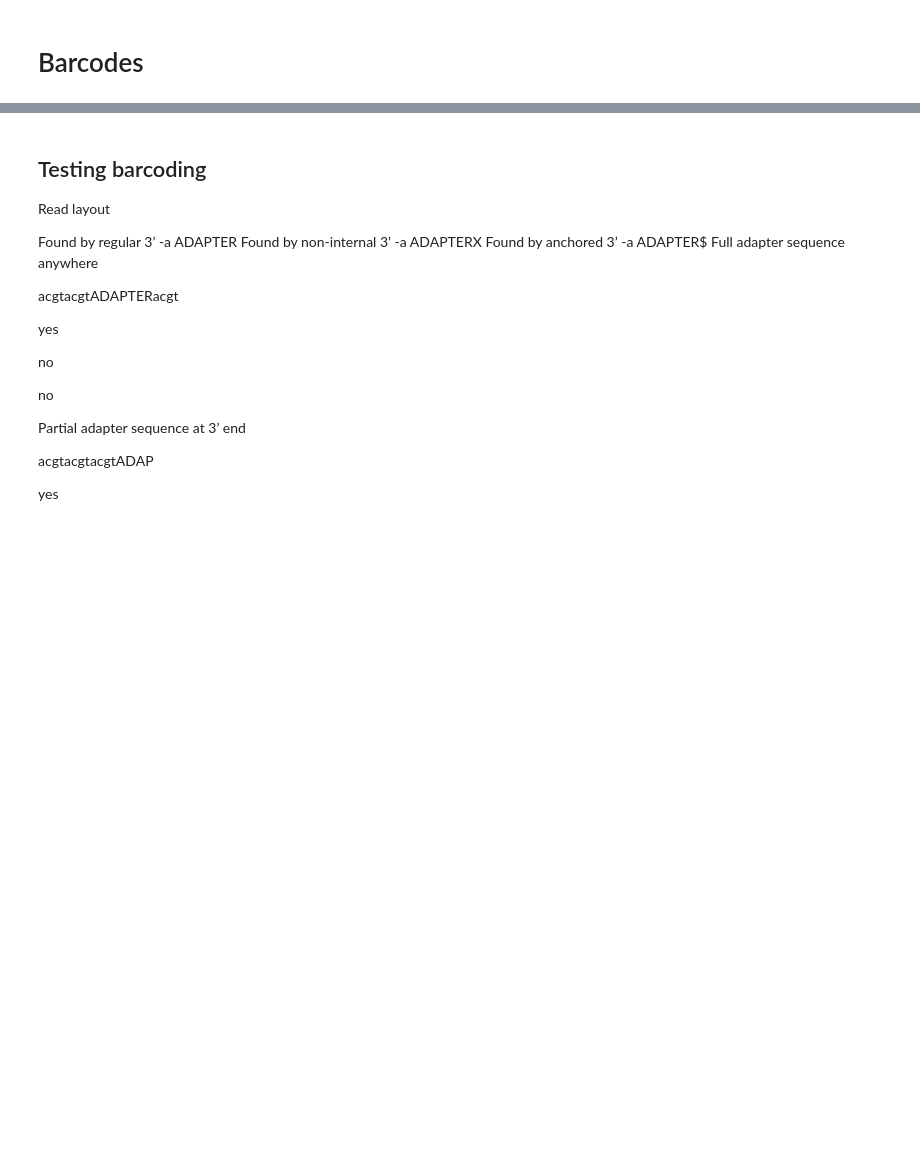
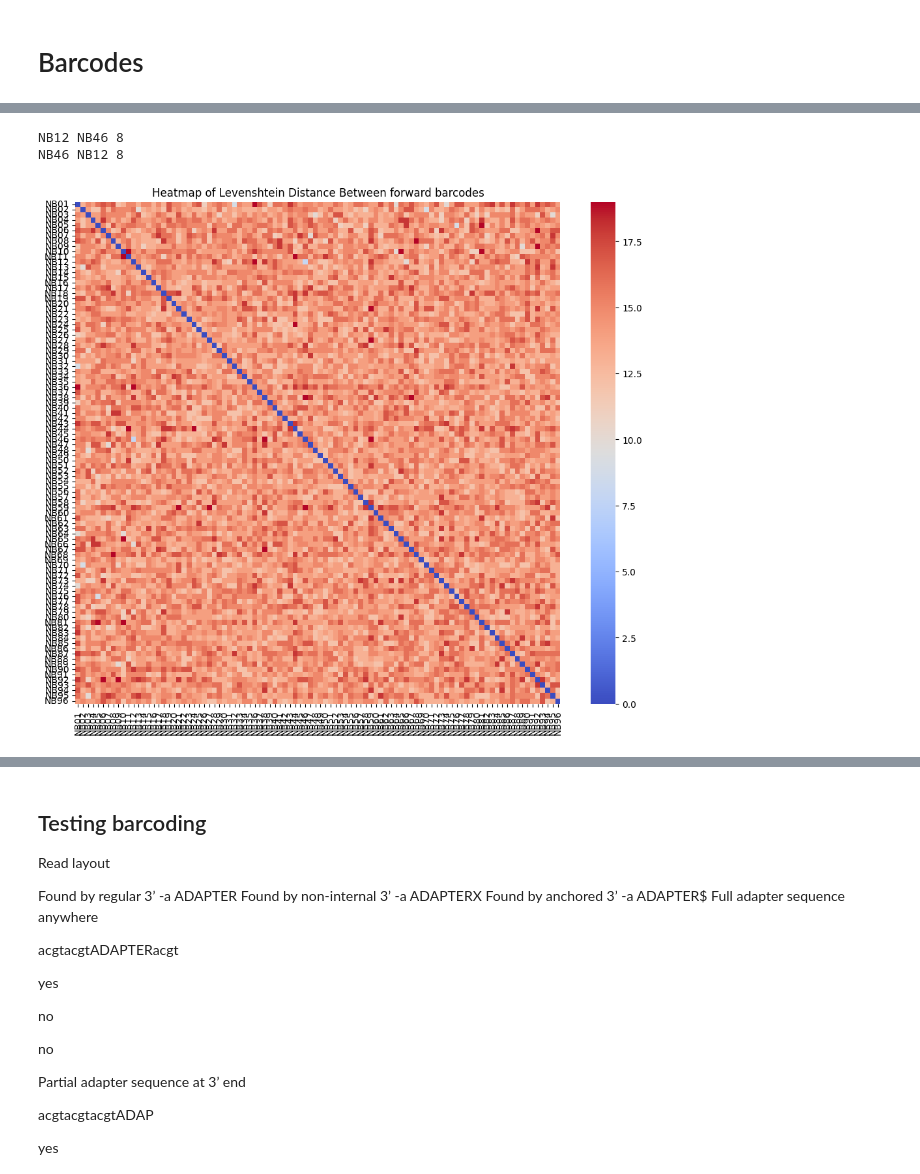
Before and after one commit to fhalab/LevSeq, a Jupyter notebook: manuscript/notebooks/Barcodes.ipynb, the cells around one changed output, grey strips where cells are left out. Cells and saved outputs as stored; diff of their text form; code cells hidden in the pictures; blank space fills up the shorter version.

Commit message:
Updated barcodes

```diff
--- a/manuscript/notebooks/Barcodes.ipynb
+++ b/manuscript/notebooks/Barcodes.ipynb
@@ -10,7 +14,7 @@ import matplotlib.pyplot as plt
 import Levenshtein
 from Bio import SeqIO
 
-barcodes = '/Users/ariane/Documents/code/MinION/tests/data/20240502/rev_barcodes.fasta'
+barcodes = 'rev_barcodes.fasta'
 
 # Read sequences from a FASTA file
 sequences = [str(record.seq) for record in SeqIO.parse(barcodes, "fasta")]
@@ -48,34 +67,38 @@ import matplotlib.pyplot as plt
 import Levenshtein
 from Bio import SeqIO
 
-barcodes = '/Users/ariane/Documents/code/MinION/tests/data/20240502/for_barcodes.fasta'
+barcodes = 'for_barcodes.fasta'
 
 # Read sequences from a FASTA file
 sequences = [str(record.seq) for record in SeqIO.parse(barcodes, "fasta")]
 
 # List of sequence IDs (for labeling purposes)
 sequence_ids = [record.id for record in SeqIO.parse(barcodes, "fasta")]
 
 import numpy as np
 import Levenshtein
 
 # Create a matrix to store the Levenshtein distances
 num_sequences = len(sequences)
 distance_matrix = np.zeros((num_sequences, num_sequences), dtype=int)
 
 for i in range(num_sequences):
     for j in range(num_sequences):
         dist = Levenshtein.distance(sequences[i], sequences[j])
         distance_matrix[i, j] = dist
         if i != j:
             if dist <= 8:
                 print(sequence_ids[i], sequence_ids[j], dist)
 
 # Create a heatmap
 plt.figure(figsize=(12, 10))
 sns.heatmap(distance_matrix, xticklabels=sequence_ids, yticklabels=sequence_ids, cmap='coolwarm')
 plt.title("Heatmap of Levenshtein Distance Between forward barcodes")
 plt.show()
+# %% [output]
+NB12 NB46 8
+NB46 NB12 8
+[figure, added]
 # %%
 8/24
 # %%
```
Also changed, not shown: parts of 5 cells of this notebook, 1 other file.
